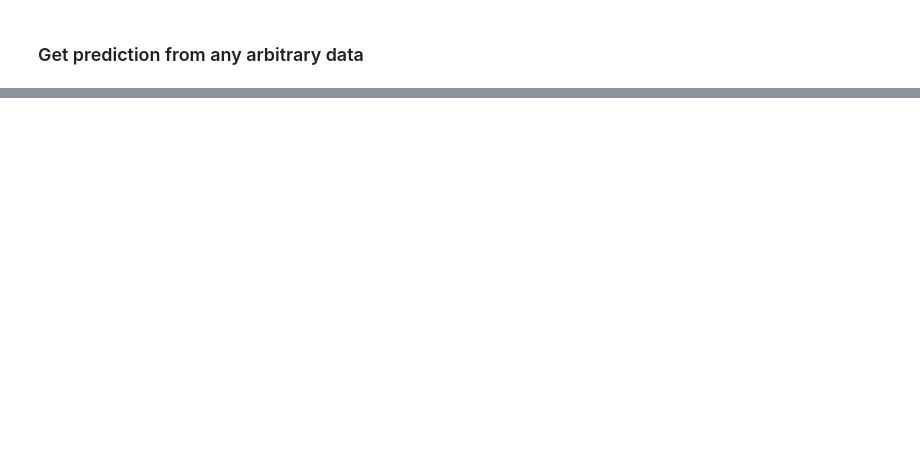
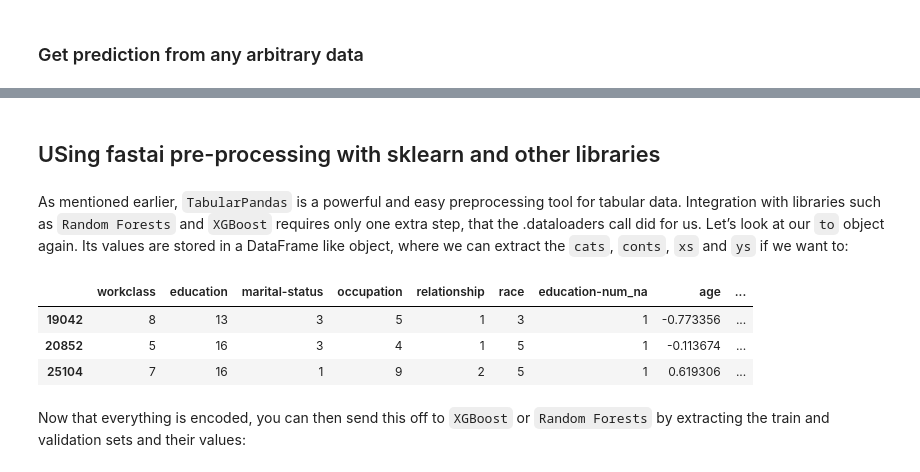
Before and after one commit to harnalashok/deeplearning, a Jupyter notebook: Tabular_data_with_fastai.ipynb, the cells around one changed output, grey strips where cells are left out. Drawn from its saved outputs; the diff is of its cells as text; code cells hidden in the pictures; blank space fills up the shorter version.

```diff
--- a/Tabular_data_with_fastai.ipynb
+++ b/Tabular_data_with_fastai.ipynb
@@ -286,0 +423,14 @@ learn.get_preds(dl=tdl)
+# %% [markdown]
+## USing fastai pre-processing with sklearn and other libraries
+# %% [markdown]
+As mentioned earlier, `TabularPandas` is a powerful and easy preprocessing tool for tabular data. Integration with libraries such as `Random Forests` and `XGBoost` requires only one extra step, that the .dataloaders call did for us. Let’s look at our `to` object again. Its values are stored in a DataFrame like object, where we can extract the `cats`, `conts`, `xs` and `ys` if we want to:
+# %%
+# 10.0
+to.xs[:3]
+# %% [output]
+|  | workclass | education | marital-status | occupation | relationship | race | education-num_na | age | ... |
+| 19042 | 8 | 13 | 3 | 5 | 1 | 3 | 1 | -0.773356 | ... |
+| 20852 | 5 | 16 | 3 | 4 | 1 | 5 | 1 | -0.113674 | ... |
+| 25104 | 7 | 16 | 1 | 9 | 2 | 5 | 1 | 0.619306 | ... |
+# %% [markdown]
+Now that everything is encoded, you can then send this off to `XGBoost` or `Random Forests` by extracting the train and validation sets and their values:
```
Also changed, not shown: parts of 22 cells of this notebook.
